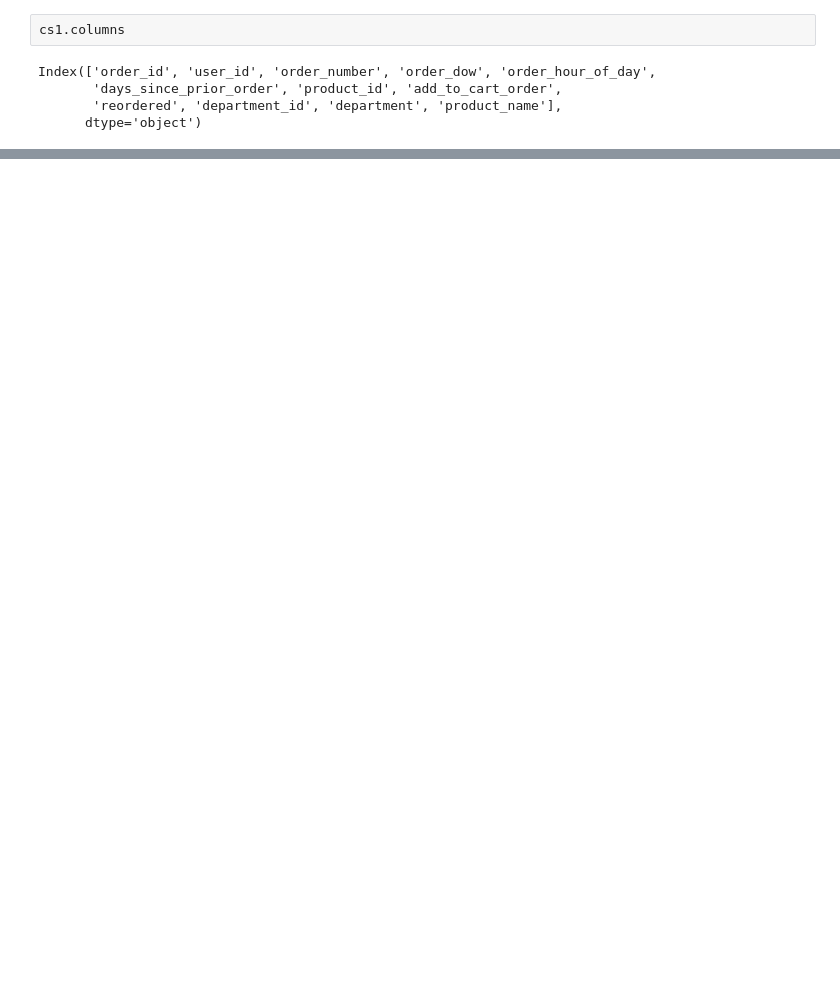
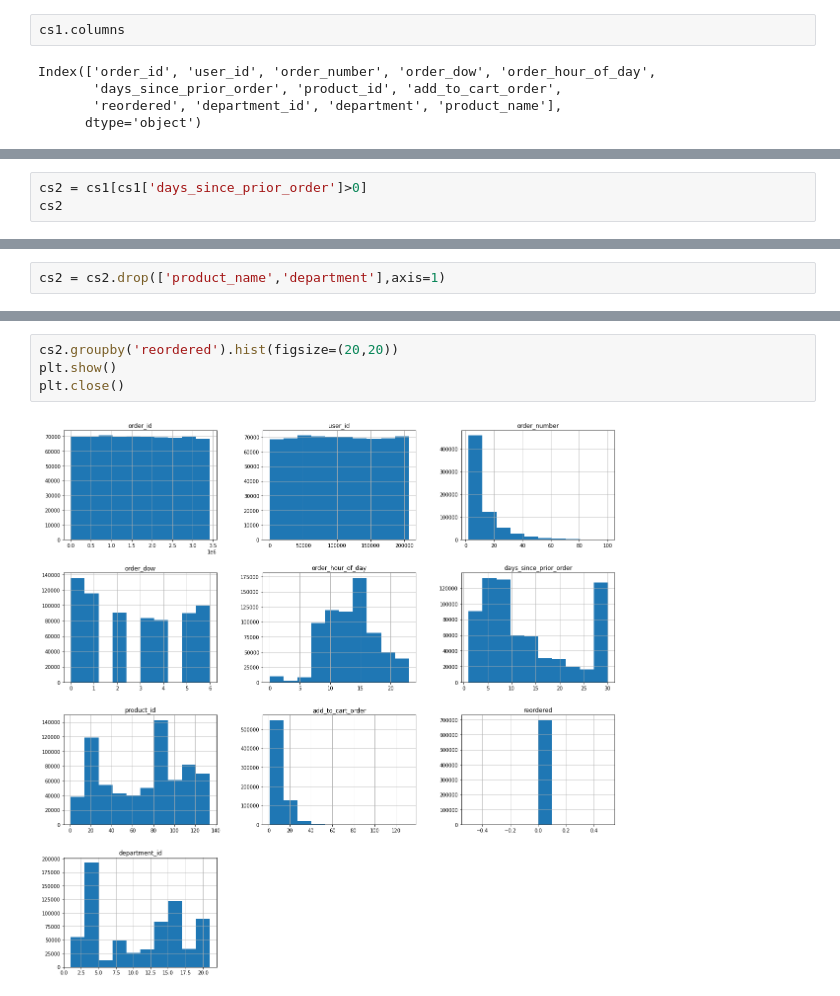
Before and after one commit to Rupesh707/Think-Tank-Case-Study, a Jupyter notebook: EDA.ipynb, the cells around one changed output, grey strips where cells are left out. Drawn from its saved outputs; the diff is of its cells as text; blank space fills up the shorter version.

```diff
--- a/EDA.ipynb
+++ b/EDA.ipynb
@@ -186,0 +231,3 @@ for f in features:
+# %%
+cs2 = cs1[cs1['days_since_prior_order']>0]
+cs2
@@ -186,0 +255,2 @@ for f in features:
+# %%
+cs2 = cs2.drop(['product_name','department'],axis=1)
@@ -186,0 +273,6 @@ for f in features:
+# %%
+cs2.groupby('reordered').hist(figsize=(20,20))
+plt.show()
+plt.close()
+# %% [output]
+[figure, added]
```
Also changed, not shown: parts of 34 cells of this notebook, 2 other files.
